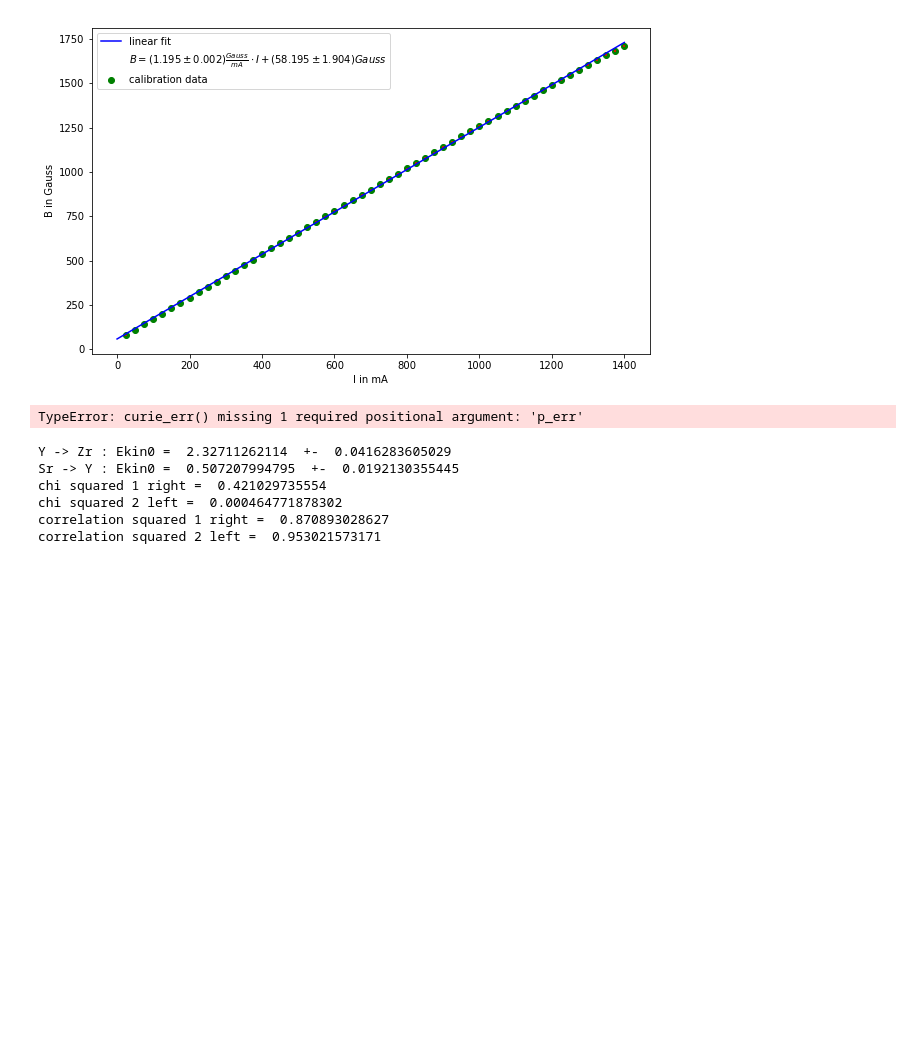
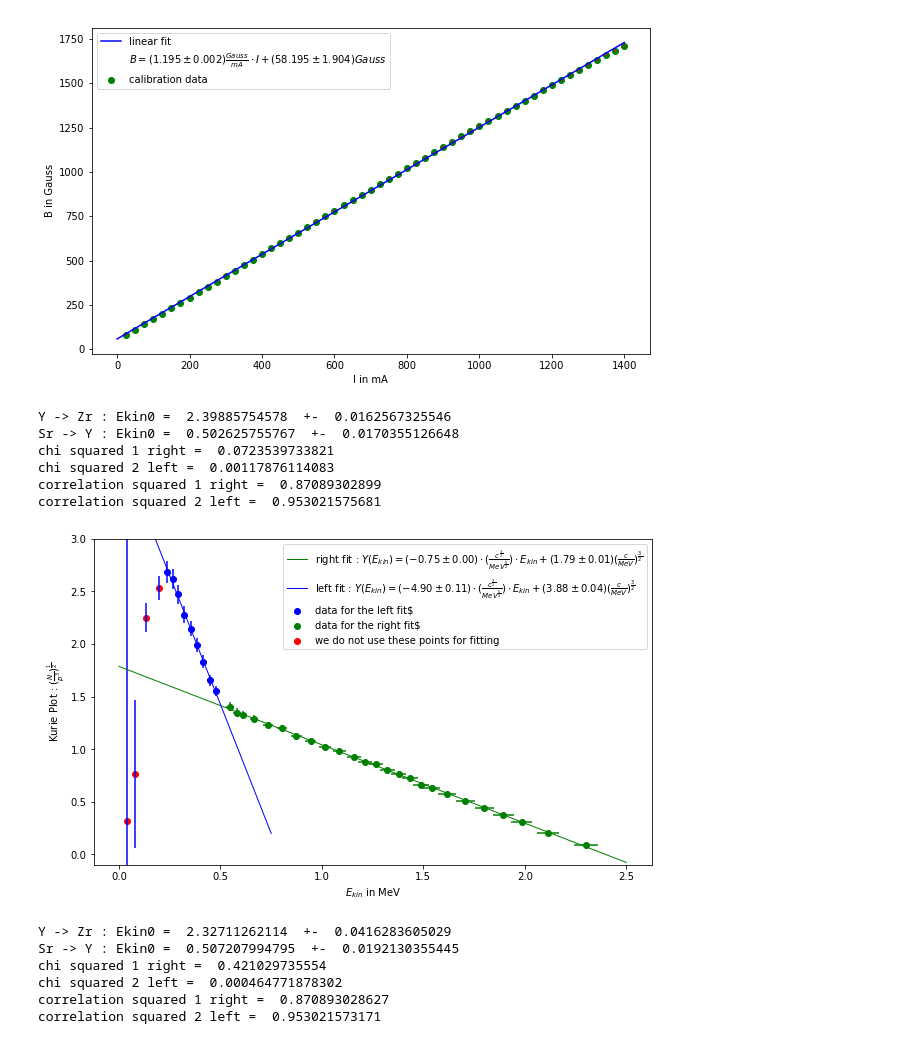
Before and after one commit to NlKLas/PyRePo, a Jupyter notebook: V10/V10.ipynb, the cells around one changed output. Drawn from its saved outputs; the diff is of its cells as text; code cells hidden in the pictures; blank space fills up the shorter version.

Commit message:
Kurie without

```diff
--- a/V10/V10.ipynb
+++ b/V10/V10.ipynb
@@ -121,12 +121,12 @@ def S_err(p,E0,p_err,E0_err):
 
 def curie(N,p):
     En = E_kin(p)
-    return np.sqrt(abs(N/(p**2)))#*En)))
+    return np.sqrt(abs(N/(p**3)))#*En)))
 
-def curie_err(N,p,G_Z,N_err,p_err):
+def curie_err(N,p,N_err,p_err):
     #En = E_kin(p)
     #En_err = E_kin_err(p,p_err)
-    return np.sqrt((1/2/(p**2)*N_err/np.sqrt(abs(N/(p**2))))**2+(N/(p**3)*p_err/np.sqrt(abs(N/(p**2))))**2);
+    return np.sqrt((1/2/(p**3)*N_err/np.sqrt(abs(N/(p**3))))**2+(N/(p**4)*p_err/np.sqrt(abs(N/(p**2))))**2);
 
 def curie_coul(N,p,G_Z):
     En = E_kin(p)
@@ -231,45 +231,60 @@ m1= popt[0]
 m1_err = np.sqrt(np.diag(pcov))[0]
 b1 = popt[1]
 b1_err = np.sqrt(np.diag(pcov))[1]
 t1 = np.linspace(0,2.5,100)
 
-
+cor1 = pcov[0][1]**2/(pcov[0][0]*pcov[1][1])
 
 popt, pcov = curve_fit(g,E[26:35],curie(countrate,p)[26:35])
 m2= popt[0]
 m2_err = np.sqrt(np.diag(pcov))[0]
 b2 = popt[1]
 b2_err = np.sqrt(np.diag(pcov))[1]
 t2 = np.linspace(0,0.75,100)
 
-
+cor2 = pcov[0][1]**2/(pcov[0][0]*pcov[1][1])
 
 cur_err = curie_err(np.array(countrate),np.array(p),np.array(countrate_err),np.array(p_err))
 
 fig,ax = plt.subplots(figsize=(10,6))
-ax.scatter(E[26:35],curie(countrate,p)[26:35],c="b",label="data for decay of $^{90} Sr$ and $^{90} Y$")##left part
+ax.scatter(E[26:35],curie(countrate,p)[26:35],c="b",label="data for the left fit$")##left part
 ax.errorbar(E[26:35],curie(countrate,p)[26:35],xerr=E_err[26:35],yerr=cur_err[26:35],c="b",ls=" ")
-ax.scatter(E[:25],curie(countrate,p)[:25],c="g",label="data for decay of $^{90} Y$")##right part
-ax.errorbar(E[:25],curie(countrate,p)[:25],xerr=E_err[:25],yerr=cur_err[:25],c="b",ls=" ")   ##FF6300
-#ax.plot(t1,g(t1,m1,b1),c="g",lw=1,label="fit for decay of $^{90} Y$")
-#ax.plot(t2,g(t2,m2,b2),c="b",lw=1,label="fit for decay of $^{90}$ Sr and $^{90} Y$")
-ax.scatter(E[-4:],curie(countrate,p)[-4:],c="b",label="discarded measure points")#discarded points
+ax.scatter(E[:25],curie(countrate,p)[:25],c="g",label="data for the right fit$")##right part
+ax.errorbar(E[:25],curie(countrate,p)[:25],xerr=E_err[:25],yerr=cur_err[:25],c="g",ls=" ")   ##FF6300
+ax.plot(t1,g(t1,m1,b1),c="g",lw=1,label=r"right fit : $Y(E_{kin})= (%0.2f \pm %0.2f)\cdot (\frac{c^\frac{3}{2}}{MeV^\frac{5}{2}}) \cdot E_{kin} + (%0.2f \pm %0.2f) (\frac{c}{MeV})^\frac{3}{2}$"%(m1,m1_err,b1,b1_err))
+ax.plot(t2,g(t2,m2,b2),c="b",lw=1,label=r"left fit : $Y(E_{kin})= (%0.2f \pm %0.2f)\cdot (\frac{c^\frac{3}{2}}{MeV^\frac{5}{2}}) \cdot E_{kin} + (%0.2f \pm %0.2f) (\frac{c}{MeV})^\frac{3}{2}$"%(m2,m2_err,b2,b2_err))
+ax.scatter(E[-4:],curie(countrate,p)[-4:],c="r",label="we do not use these points for fitting")#discarded points
 ax.errorbar(E[-4:],curie(countrate,p)[-4:],xerr=E_err[-4:],yerr=cur_err[-4:],c="b",ls=" ")
-ax.set_ylim([-0.1,2.2])
+ax.set_ylim([-0.1,3])
 ax.set_xlabel("$E_{kin}$ in MeV")
-ax.set_ylabel(r"Kurie Plot : $(\frac{N}{p^2})^{\frac{1}{2}}$")
+ax.set_ylabel(r"Kurie Plot : $(\frac{N}{p^3})^{\frac{1}{2}}$")
+
+ax.legend(loc=("best"))
 fig.savefig("curie_without.pdf")
 
-#ax.legend(loc=("best"))
+chi2_1 = chi2(E[:25],curie(countrate,p)[:25],cur_err[:25],g,m1,b1)
+chi2_2 = chi2(E[26:35],curie(countrate,p)[26:35],cur_err[26:35],g,m2,b2)
+
+
 E1 = -b1/m1
 E1_err = np.sqrt((b1_err/m1)**2+(m1_err*b1/m1**2)**2)
 E2 = -(b1-b2)/(m1-m2)
 E2_err = np.sqrt((b1_err/(m1-m2))**2+(b2_err/(m1-m2))**2+(m1_err*(b1-b2)/(m1-m2)**2)**2+(m2_err*(b1-b2)/(m1-m2)**2)**2)
 
 print("Y -> Zr : Ekin0 = ",E1," +- ",E1_err)
 print("Sr -> Y : Ekin0 = ",E2," +- ",E2_err)
+print("chi squared 1 right = ",chi2_1)
+print("chi squared 2 left = ",chi2_2)
+print("correlation squared 1 right = ",cor1)
+print("correlation squared 2 left = ",cor2)
 # %% [output]
-TypeError: curie_err() missing 1 required positional argument: 'p_err'
+Y -> Zr : Ekin0 =  2.39885754578  +-  0.0162567325546
+Sr -> Y : Ekin0 =  0.502625755767  +-  0.0170355126648
+chi squared 1 right =  0.0723539733821
+chi squared 2 left =  0.00117876114083
+correlation squared 1 right =  0.87089302899
+correlation squared 2 left =  0.953021575681
+[figure, added]
 # %%
 # G interpolation
 
```
